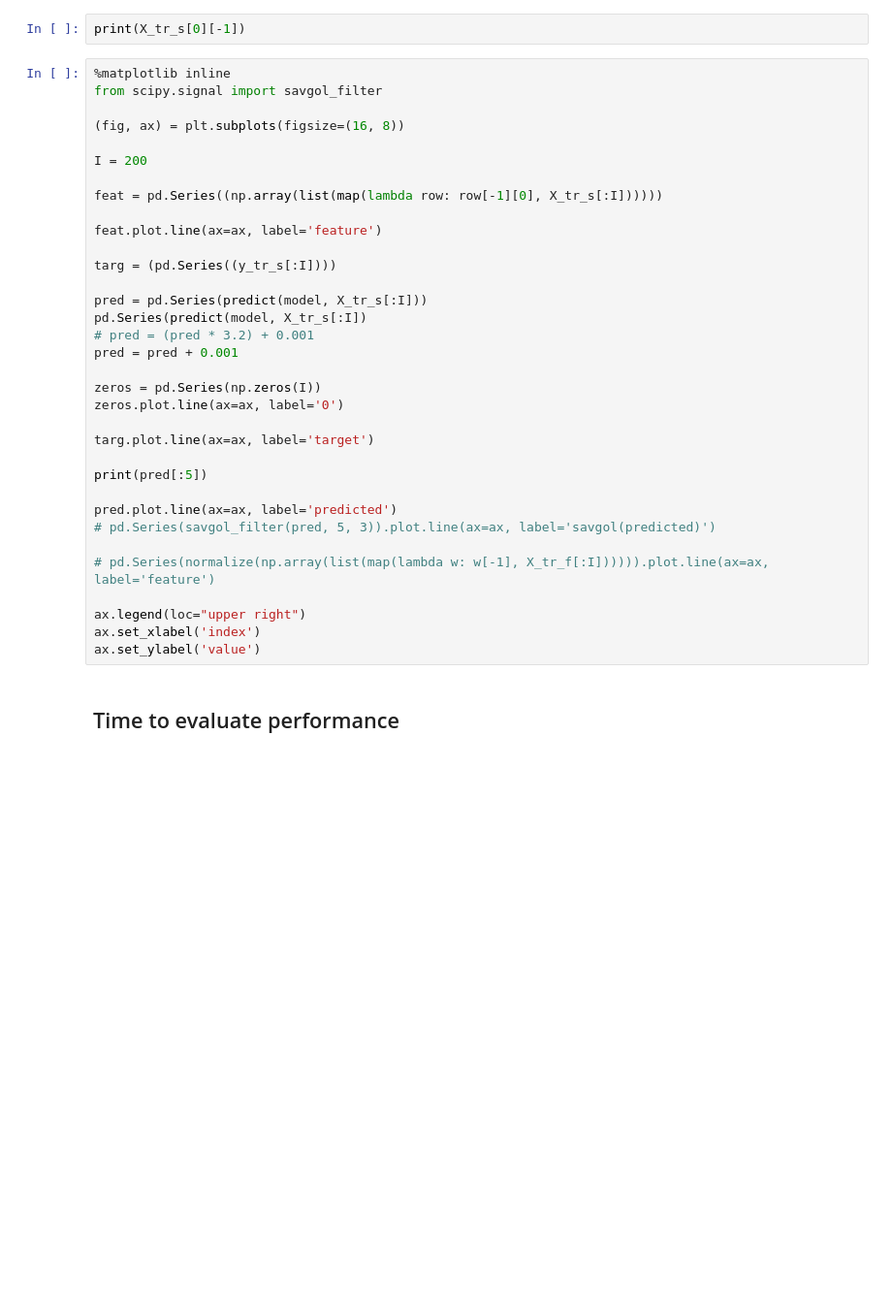
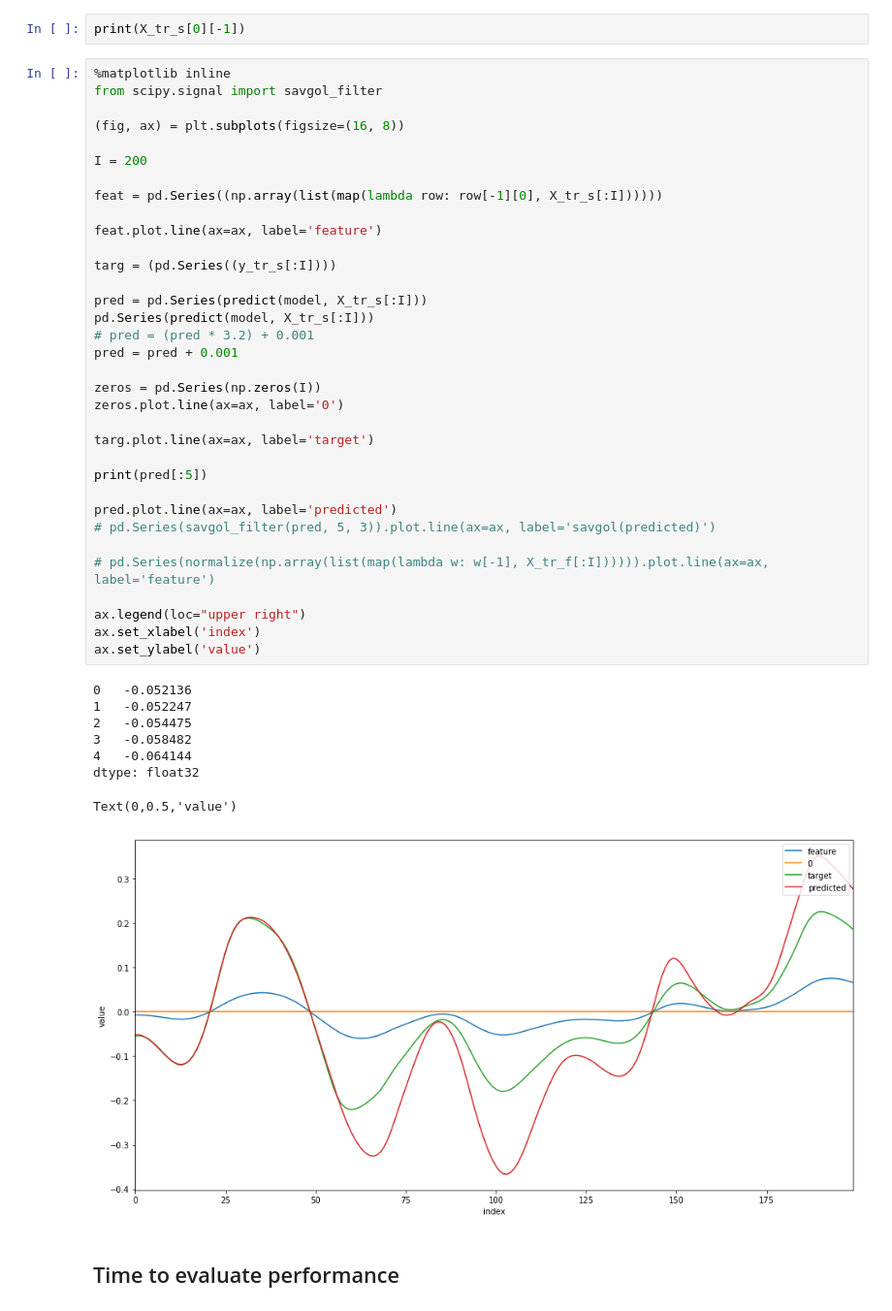
Before and after one commit to naissur/lextac-amp-modelling, a Jupyter notebook: mvp.ipynb, the cells around one changed output. Shown at 97% size. Cells and saved outputs as stored; diff of their text form; blank space fills up the shorter version.

Commit message:
[master] Saved model (n=60)

```diff
--- a/mvp.ipynb
+++ b/mvp.ipynb
@@ -856,34 +868,43 @@ from scipy.signal import savgol_filter
 
 (fig, ax) = plt.subplots(figsize=(16, 8))
 
 I = 200
 
 feat = pd.Series((np.array(list(map(lambda row: row[-1][0], X_tr_s[:I])))))
 
 feat.plot.line(ax=ax, label='feature')
 
 targ = (pd.Series((y_tr_s[:I])))
 
 pred = pd.Series(predict(model, X_tr_s[:I]))
-pd.Series(predict(model, X_tr_s[:I])
+pd.Series(predict(model, X_tr_s[:I]))
 # pred = (pred * 3.2) + 0.001
 pred = pred + 0.001
 
 zeros = pd.Series(np.zeros(I))
 zeros.plot.line(ax=ax, label='0')
 
 targ.plot.line(ax=ax, label='target')
 
 print(pred[:5])
 
 pred.plot.line(ax=ax, label='predicted')
 # pd.Series(savgol_filter(pred, 5, 3)).plot.line(ax=ax, label='savgol(predicted)')
 
 # pd.Series(normalize(np.array(list(map(lambda w: w[-1], X_tr_f[:I]))))).plot.line(ax=ax, label='feature')
 
 ax.legend(loc="upper right")
 ax.set_xlabel('index')
 ax.set_ylabel('value')
+# %% [output]
+0   -0.052136
+1   -0.052247
+2   -0.054475
+3   -0.058482
+4   -0.064144
+dtype: float32
+Text(0,0.5,'value')
+[figure, added]
 # %% [markdown]
 ## Time to evaluate performance
 # %%
```
Also changed, not shown: parts of 20 cells of this notebook, 1 other file.
